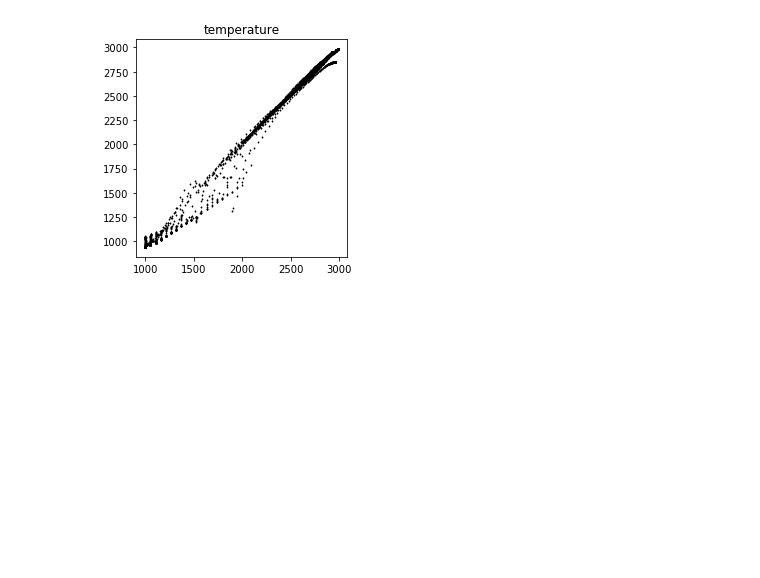
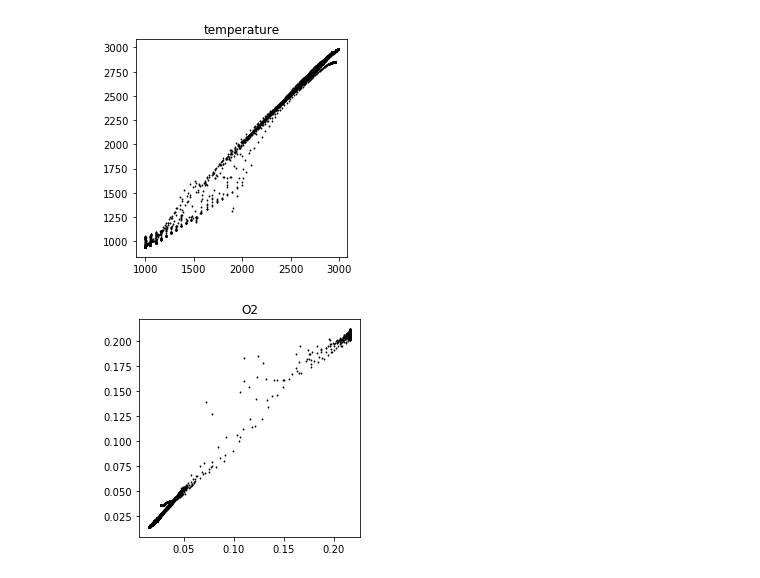
Before and after one commit to puttak/cantera-1, a Jupyter notebook: H2 inginition ANN mapping.ipynb, the cells around one changed output. Cells and saved outputs as stored; diff of their text form; code cells hidden in the pictures; blank space fills up the shorter version.

```diff
--- a/H2 inginition ANN mapping.ipynb
+++ b/H2 inginition ANN mapping.ipynb
@@ -238,3 +238,7 @@ acc_plt('H2')
 acc_plt('temperature')
 # %% [output]
 [figure]
+# %%
+acc_plt('O2')
+# %% [output]
+[figure, added]
```
Also changed, not shown: parts of 1 cell of this notebook, 3 other files.
